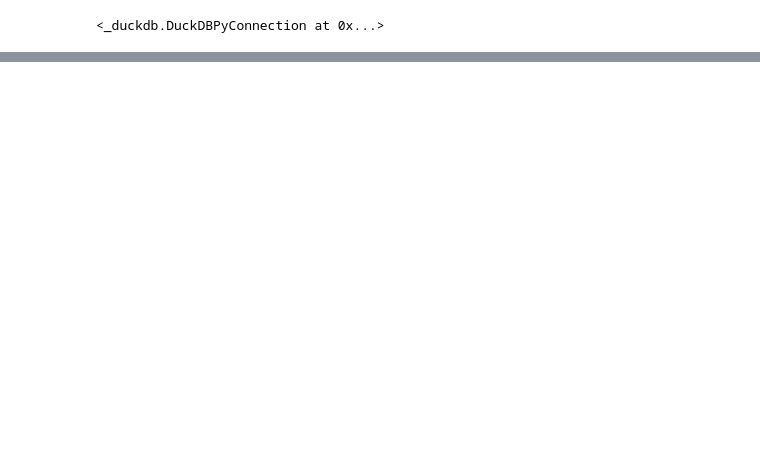
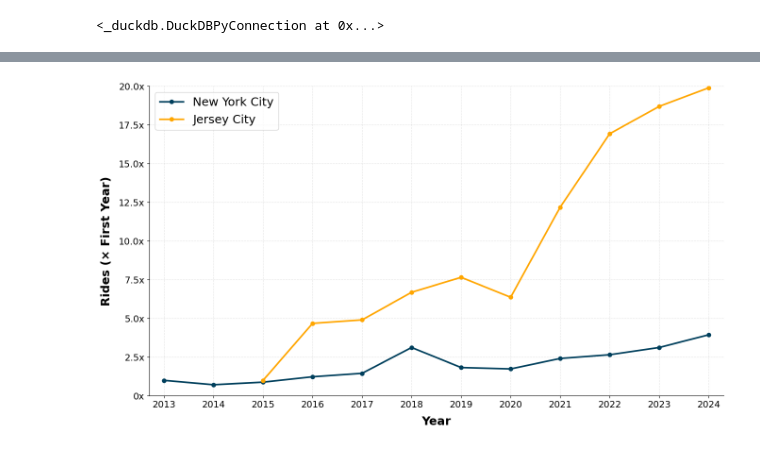
Before and after one commit to Ryanchen5243/citi_bike_analysis, a Jupyter notebook: analysis/jupytterrrrrrrrrrrrrrrr.ipynb, the cells around one changed output, grey strips where cells are left out. Drawn from its saved outputs; the diff is of its cells as text; code cells hidden in the pictures; blank space fills up the shorter version.

```diff
--- a/analysis/jupytterrrrrrrrrrrrrrrr.ipynb
+++ b/analysis/jupytterrrrrrrrrrrrrrrr.ipynb
@@ -323,0 +327,12 @@ raw_data_total_rides = {'nyc': {'2013': 11229776,
+# %%
+nyc_totals,jc_totals = [],[]
+for _,v in raw_data_total_rides['nyc'].items():
+    nyc_totals.append(v)
+for _,v in raw_data_total_rides['jc'].items():
+    jc_totals.append(v)
+nyc_totals, jc_totals = nyc_totals[:-1],jc_totals[:-1] # ignore 2025
+# compute as growth e.g. 16x first year
+nyc_totals = [round(n / nyc_totals[0],3) for n in nyc_totals]
+jc_totals = [round(n / jc_totals[0],3) for n in jc_totals]
+print(nyc_totals)
+print(jc_totals)
@@ -323,0 +342,80 @@ raw_data_total_rides = {'nyc': {'2013': 11229776,
+# %%
+# import matplotlib.pyplot as plt
+# nyc_growth = nyc_totals
+# jc_growth = jc_totals
+# plt.figure(figsize=(10, 6))
+# plt.plot(range(2013, 2025), nyc_growth, marker='o', color='#1f77b4', label='New York City', linewidth=2)
+# plt.plot(range(2015, 2025), jc_growth, marker='o', color='#ff7f0e', label='Jersey City', linewidth=2)
+# plt.xlabel('Year', fontsize=14,labelpad=15)
+# plt.ylabel('Rides (× First Year)', fontsize=14,labelpad=20)
+# plt.title('NYC vs JC Trip Growth Over Time', fontsize=20, fontweight='bold', pad=20)
+# plt.xlim(2012.5, 2024.5)
+# plt.ylim(0, max(max(nyc_growth), max(jc_growth)) + 1)
+# plt.grid(True, linestyle='--', alpha=0.5)
+# plt.legend(frameon=True, facecolor='#f0f0f0', edgecolor='#d0d0d0', fontsize=12)
+# plt.xticks(range(2013, 2025))
+# yticks = [0, 2.5, 5.0, 7.5, 10.0, 12.5, 15.0, 17.5, 20.0]
+# plt.yticks(yticks, [f'{y}x' for y in yticks])
+# plt.tight_layout()
+# plt.show()
+
+import pandas as pd
+import matplotlib.pyplot as plt
+import seaborn as sns
+
+# Growth data for NYC and Jersey City
+nyc_growth, jc_growth = nyc_totals, jc_totals
+
+# Create DataFrame
+df = pd.DataFrame({
+    'year': list(range(2013, 2025)),
+    'nyc_data': nyc_growth,
+    'jc_data': [None, None] + jc_growth  # JC data starts later
+})
+
+# McKinsey-style colors
+colors = {
+    'NYC': '#003f5c',
+    'JC': '#ffa600'
+}
+
+# Create figure
+plt.figure(figsize=(14, 8))
+
+# Plot lines with markers
+plt.plot(df['year'], df['nyc_data'], label='New York City', color=colors['NYC'], linewidth=2.5, marker='o')
+plt.plot(df['year'], df['jc_data'], label='Jersey City', color=colors['JC'], linewidth=2.5, marker='o')
+
+# Axes labels and title
+plt.xlabel('Year', fontsize=18, fontweight='bold', labelpad=10)
+plt.ylabel('Rides (× First Year)', fontsize=18, fontweight='bold', labelpad=10)
+# plt.title('Yearly Growth in Rides: NYC vs Jersey City', fontsize=16, fontweight='bold', pad=15)
+
+# Ticks
+plt.xticks(range(2013, 2025), fontsize=14)
+yticks = [0, 2.5, 5.0, 7.5, 10.0, 12.5, 15.0, 17.5, 20.0]
+plt.yticks(yticks, [f'{y}x' for y in yticks], fontsize=14)
+
+# Set exact axis limits to remove extra padding
+plt.xlim(df['year'].min()-0.3, df['year'].max()+0.3)
+plt.ylim(0, max(yticks))
+
+# Remove top and right spines for cleaner look
+sns.despine()
+
+# Light gridlines
+# plt.grid(axis='y', linestyle='--', alpha=0.5)
+plt.grid(linestyle='--', color='gray', alpha=0.2)
+
+# Legend
+plt.legend(fontsize=18, frameon=True)
+
+# Adjust margins
+plt.tight_layout()
+plt.subplots_adjust(left=0.08, right=0.95, top=0.9, bottom=0.08)
+
+# Show plot
+plt.show()
+# plt.savefig('citi_bike_growth.png', dpi=600, bbox_inches='tight')
+# %% [output]
+[figure, added]
```
Also changed, not shown: parts of 9 cells of this notebook.
